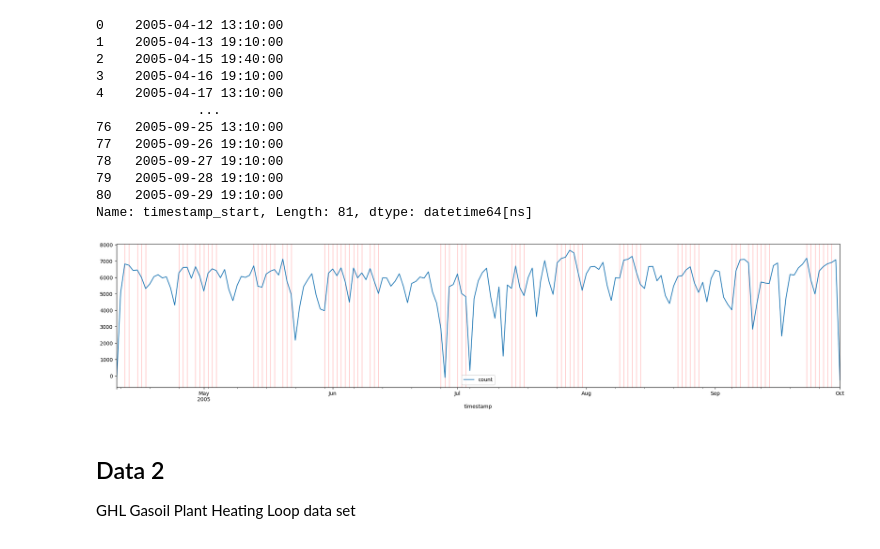
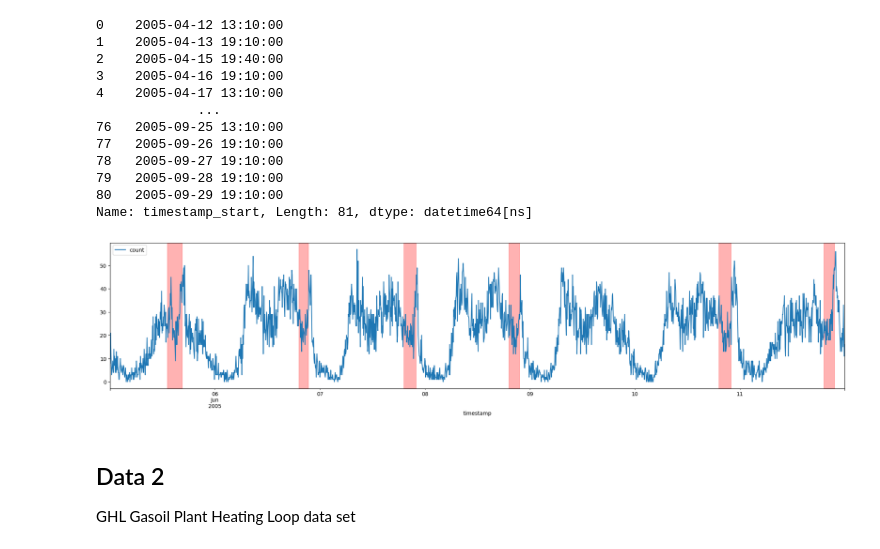
Before and after one commit to widosenoatri/DSLab2, a Jupyter notebook: preprocessing.ipynb, the cells around one changed output. Saved outputs shown, nothing was run; the diff lists cells and outputs as text; code cells hidden in the pictures.

```diff
--- a/preprocessing.ipynb
+++ b/preprocessing.ipynb
@@ -106,8 +106,9 @@ data_1_a[data_1_a['label'] == 0].head(3)
 | 0 | 2005-04-10 00:00:00 | -1 | 0 |
 | 1 | 2005-04-10 00:05:00 | -1 | 0 |
 | 2 | 2005-04-10 00:10:00 | -1 | 0 |
+# %%
+data_vis = data_1_a[(data_1_a['timestamp'] > '2005-06-05 00:00:00') & (data_1_a['timestamp'] < '2005-06-12 00:00:00')]
 # %%
-data_vis = data_1_a
 data_vis.plot(x='timestamp', y='count', figsize=(15, 4), color='blue')
 # %% [output]
 <Axes: xlabel='timestamp'>
@@ -138,18 +139,18 @@ data_1_b['timestamp_start']
 80   2005-09-29 19:10:00
 Name: timestamp_start, Length: 81, dtype: datetime64[ns]
 # %%
+import matplotlib.pyplot as plt
 start_time = data_1_b['timestamp_start']
 end_time = data_1_b['timestamp_end']
 
-data_vis = data_1_a_resampled
-data_vis.plot(y='count', figsize=(25, 5))
+data_vis.plot(x='timestamp', y='count', figsize=(25, 5))
 
 for start, end in zip(start_time, end_time):
     plt.axvspan(start, end, color='red', alpha=0.3)
 
 plt.show()
 # %% [output]
-[figure, old version]
+[figure, new version]
 # %% [markdown]
 ## Data 2
 GHL Gasoil Plant Heating Loop data set
```
Also changed, not shown: parts of 2 cells of this notebook.
